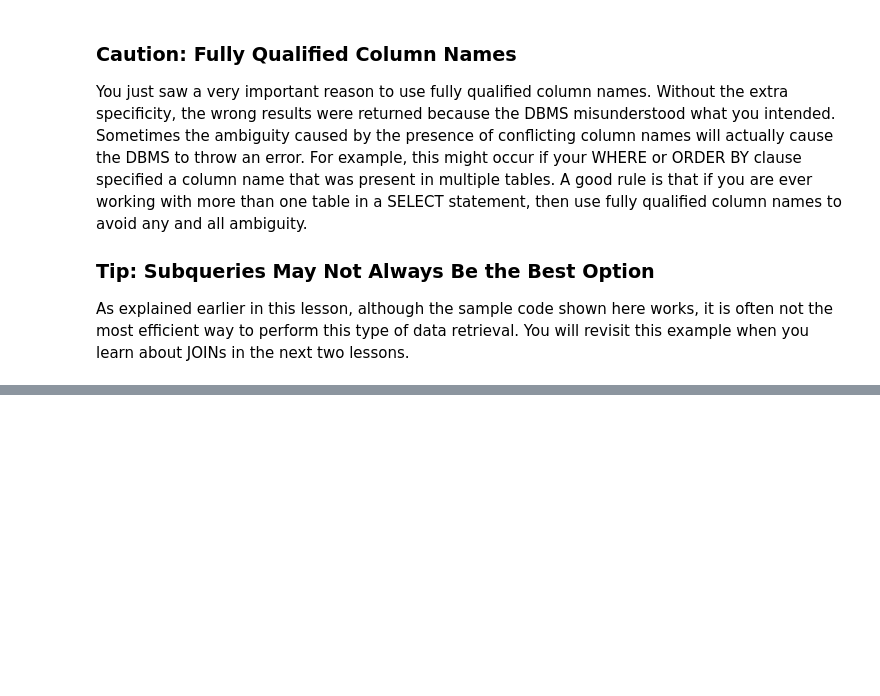
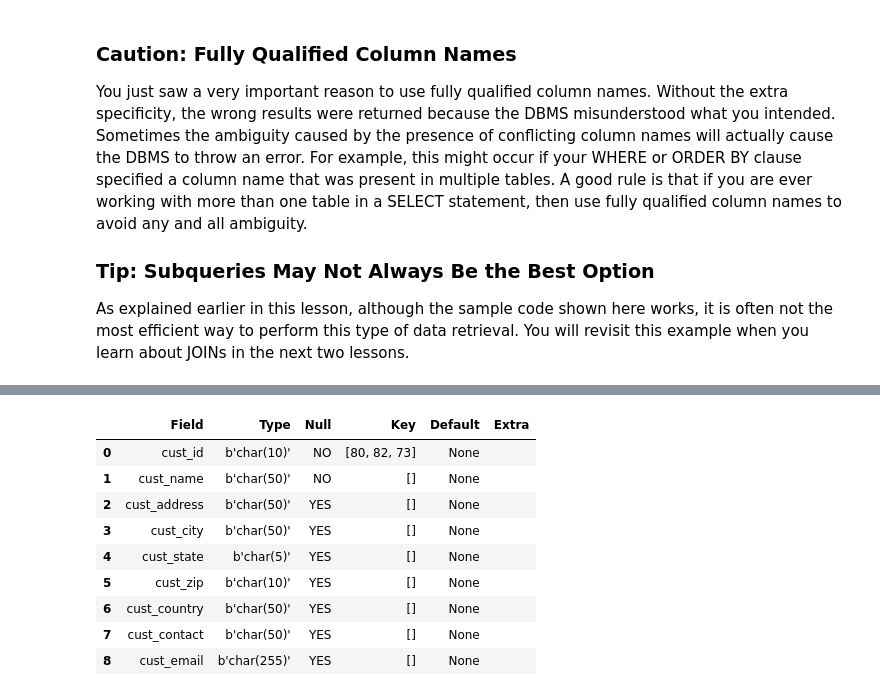
Before and after one commit to alinemati45/mysql_code_leetcode, a Jupyter notebook: Sams Teach Yourself SQL in 10 Minutes Fifth Edition Ben Forta.ipynb, the cells around one changed output, grey strips where cells are left out. Drawn from its saved outputs; the diff is of its cells as text; code cells hidden in the pictures; blank space fills up the shorter version.

```diff
--- a/Sams Teach Yourself SQL in 10 Minutes Fifth Edition Ben Forta.ipynb
+++ b/Sams Teach Yourself SQL in 10 Minutes Fifth Edition Ben Forta.ipynb
@@ -1783,0 +2333,13 @@ or application is said to scale well.
+# %%
+query("DESCRIBE teach_yourself_sql.customers;")
+# %% [output]
+|  | Field | Type | Null | Key | Default | Extra |
+| 0 | cust_id | b'char(10)' | NO | [80, 82, 73] | None |  |
+| 1 | cust_name | b'char(50)' | NO | [] | None |  |
+| 2 | cust_address | b'char(50)' | YES | [] | None |  |
+| 3 | cust_city | b'char(50)' | YES | [] | None |  |
+| 4 | cust_state | b'char(5)' | YES | [] | None |  |
+| 5 | cust_zip | b'char(10)' | YES | [] | None |  |
+| 6 | cust_country | b'char(50)' | YES | [] | None |  |
+| 7 | cust_contact | b'char(50)' | YES | [] | None |  |
+| 8 | cust_email | b'char(255)' | YES | [] | None |  |
```
Also changed, not shown: parts of 39 cells of this notebook.
